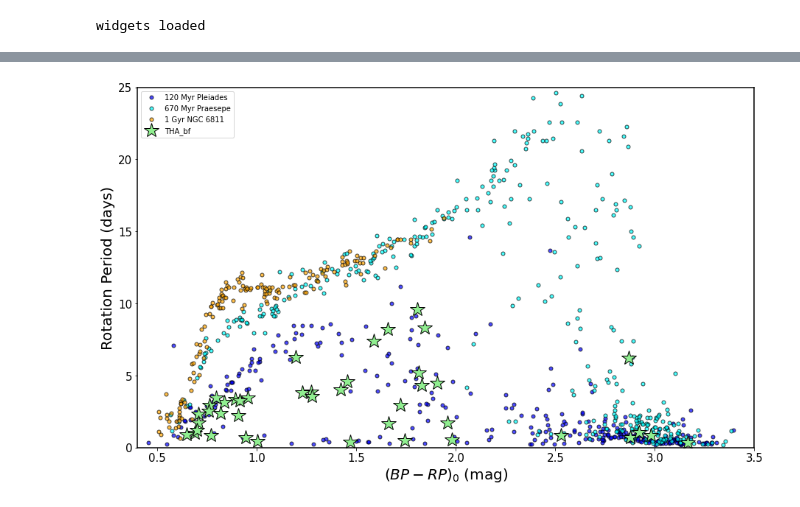
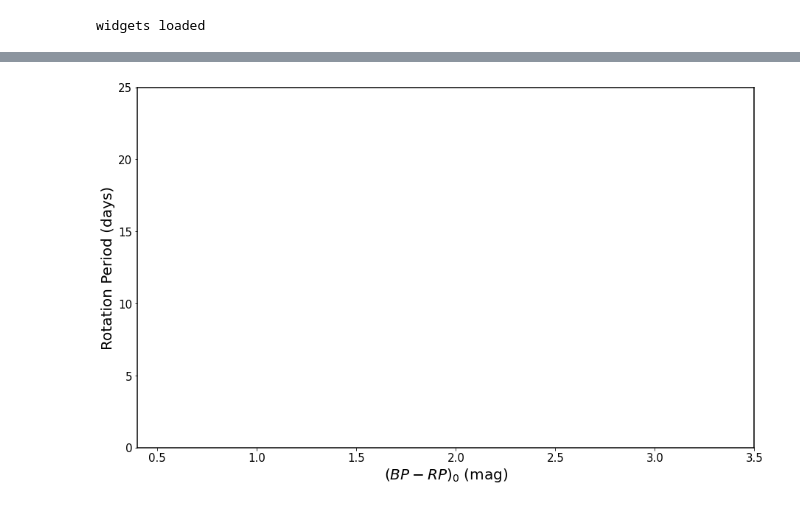
Before and after one commit to SPOT-FFI/tess_check, a Jupyter notebook: Run_tesscheck.ipynb, the cells around one changed output, grey strips where cells are left out. Saved outputs shown, nothing was run; the diff lists cells and outputs as text; code cells hidden in the pictures.

Commit message:
Run_tesscheck runs, removed extra cells at the end

```diff
--- a/Run_tesscheck.ipynb
+++ b/Run_tesscheck.ipynb
@@ -518,53 +511,53 @@ beat_check(0.200,0.400)
 # %%
-def prot_show(project_name, user, gbr, clusters=False, pcut=0.0, av=0.0):
-#    gbr = target_data['BP_RP'].to_numpy(dtype=float)
-    fig1, ax1 = plt.subplots(figsize=(15,9))
-    ax1.tick_params(axis='both', which='major', labelsize=15)
-    aw = 1.5
-    ax1.spines['top'].set_linewidth(aw)
-    ax1.spines['left'].set_linewidth(aw)
-    ax1.spines['right'].set_linewidth(aw)
-    ax1.spines['bottom'].set_linewidth(aw)
+# def prot_show(project_name, user, gbr, clusters=False, pcut=0.0, av=0.0):
+# #    gbr = target_data['BP_RP'].to_numpy(dtype=float)
+#     fig1, ax1 = plt.subplots(figsize=(15,9))
+#     ax1.tick_params(axis='both', which='major', labelsize=15)
+#     aw = 1.5
+#     ax1.spines['top'].set_linewidth(aw)
+#     ax1.spines['left'].set_linewidth(aw)
+#     ax1.spines['right'].set_linewidth(aw)
+#     ax1.spines['bottom'].set_linewidth(aw)
 
-    prot_table_now = tesscheck.get_prot_table(user,project_name)
-    prot_data_val_now = prot_table_now.get_all_values()
-    prot_data_now = pd.DataFrame.from_records(prot_data_val_now[1:],columns=prot_data_val_now[0])
+#     prot_table_now = tesscheck.get_prot_table(user,project_name)
+#     prot_data_val_now = prot_table_now.get_all_values()
+#     prot_data_now = pd.DataFrame.from_records(prot_data_val_now[1:],columns=prot_data_val_now[0])
 
-    pnow = prot_data_now['Prot_Final'].to_numpy()
-    qnow = prot_data_now['Quality'].to_numpy()
-    uu = np.where((pnow != '') & (pnow != '-1') & (gbr != 'nan') & (qnow != '-1'))
-#    uu = np.where((pnow != '') & (pnow != '-1') & (gbr != 'nan'))
-    prot_now = np.array(pnow[uu[0]],dtype=float)
-    color = gbr[uu[0]].astype(float) - 0.415*av
-    power_now = prot_data_now['Power_LS'].to_numpy()
+#     pnow = prot_data_now['Prot_Final'].to_numpy()
+#     qnow = prot_data_now['Quality'].to_numpy()
+#     uu = np.where((pnow != '') & (pnow != '-1') & (gbr != 'nan') & (qnow != '-1'))
+# #    uu = np.where((pnow != '') & (pnow != '-1') & (gbr != 'nan'))
+#     prot_now = np.array(pnow[uu[0]],dtype=float)
+#     color = gbr[uu[0]].astype(float) - 0.415*av
+#     power_now = prot_data_now['Power_LS'].to_numpy()
 
-    vv = np.where((power_now[uu[0]].astype(float)>pcut) & (prot_now > 0) & (prot_now < 99))
-    ax1.set_xlim(0.4,3.5)
-    ax1.set_xlabel('$(BP - RP)_0$ (mag)',fontsize=20)
-    ax1.set_ylim(0,25)
-    ax1.set_ylabel('Rotation Period (days)',fontsize=20)
+#     vv = np.where((power_now[uu[0]].astype(float)>pcut) & (prot_now > 0) & (prot_now < 99))
+#     ax1.set_xlim(0.4,3.5)
+#     ax1.set_xlabel('$(BP - RP)_0$ (mag)',fontsize=20)
+#     ax1.set_ylim(0,25)
+#     ax1.set_ylabel('Rotation Period (days)',fontsize=20)
 
 
-    if clusters == True:
-        file = glob(dir_main+'tess_check/Curtis2020-ClustersTable.txt')
-        clus = Table.read(file[0], format="ascii.cds")
-        indices_Pleiades = np.where((clus["Cluster"] ==  "Pleiades"))
-        indices_Praesepe = np.where((clus["Cluster"] == "Praesepe"))
-        indices_NGC6811 = np.where((clus["Cluster"] == "NGC 6811"))
-#        pleiades = clus.iloc[indicesPl]
-#        praesepe = clus.iloc[indicesPr]
-#        NGC6811 = clus.iloc[indicesNGC]
-        ax1.plot(clus["(BP-RP)0"][indices_Pleiades[0]], clus["Prot"][indices_Pleiades[0]], markerfacecolor = 'blue', markeredgecolor='black', label = '120 Myr Pleiades',markersize=10,alpha=0.7,linestyle='',marker='.')
-        ax1.plot(clus["(BP-RP)0"][indices_Praesepe[0]], clus["Prot"][indices_Praesepe[0]], markerfacecolor = 'cyan', markeredgecolor='black', label = '670 Myr Praesepe',markersize=10,alpha=0.7,linestyle='',marker='.')
-        ax1.plot(clus["(BP-RP)0"][indices_NGC6811[0]], clus["Prot"][indices_NGC6811[0]], markerfacecolor = 'orange', markeredgecolor='black', label = '1 Gyr NGC 6811',markersize=10,alpha=0.7,linestyle='',marker='.')
+#     if clusters == True:
+#         file = glob(dir_main+'tess_check/Curtis2020-ClustersTable.txt')
+#         clus = Table.read(file[0], format="ascii.cds")
+#         indices_Pleiades = np.where((clus["Cluster"] ==  "Pleiades"))
+#         indices_Praesepe = np.where((clus["Cluster"] == "Praesepe"))
+#         indices_NGC6811 = np.where((clus["Cluster"] == "NGC 6811"))
+# #        pleiades = clus.iloc[indicesPl]
+# #        praesepe = clus.iloc[indicesPr]
+# #        NGC6811 = clus.iloc[indicesNGC]
+#         ax1.plot(clus["(BP-RP)0"][indices_Pleiades[0]], clus["Prot"][indices_Pleiades[0]], markerfacecolor = 'blue', markeredgecolor='black', label = '120 Myr Pleiades',markersize=10,alpha=0.7,linestyle='',marker='.')
+#         ax1.plot(clus["(BP-RP)0"][indices_Praesepe[0]], clus["Prot"][indices_Praesepe[0]], markerfacecolor = 'cyan', markeredgecolor='black', label = '670 Myr Praesepe',markersize=10,alpha=0.7,linestyle='',marker='.')
+#         ax1.plot(clus["(BP-RP)0"][indices_NGC6811[0]], clus["Prot"][indices_NGC6811[0]], markerfacecolor = 'orange', markeredgecolor='black', label = '1 Gyr NGC 6811',markersize=10,alpha=0.7,linestyle='',marker='.')
 
-    ax1.plot(color[vv[0]], prot_now[vv[0]],markerfacecolor='lightgreen',markeredgecolor='black',marker='*',markersize=20,linestyle='',label=project_name)
-#    ax1.scatter(1.758118-0.415*av,13.2,c='red',s=200)
-    plt.legend(loc='upper left')
-    print("Number of rotators: "+str(len(vv[0])))
-#    ax1.plot([1.2375,1.2375],[0,20],c='green')
-#    ax1.plot([0.5,2.5],[11.677,11.677],c='green')
-    plt.show()
+#     ax1.plot(color[vv[0]], prot_now[vv[0]],markerfacecolor='lightgreen',markeredgecolor='black',marker='*',markersize=20,linestyle='',label=project_name)
+# #    ax1.scatter(1.758118-0.415*av,13.2,c='red',s=200)
+#     plt.legend(loc='upper left')
+#     print("Number of rotators: "+str(len(vv[0])))
+# #    ax1.plot([1.2375,1.2375],[0,20],c='green')
+# #    ax1.plot([0.5,2.5],[11.677,11.677],c='green')
+#     plt.show()
 
-prot_show(project_name, user, gbr, clusters=True, pcut=0.0, av=0.0)
+# prot_show(project_name, user, gbr, clusters=True, pcut=0.0, av=0.0)
 # %% [output]
@@ -572 +565 @@ Number of rotators: 43
-[figure, old version]
+[figure, new version]
```
Also changed, not shown: parts of 40 cells of this notebook, 3 other files.
